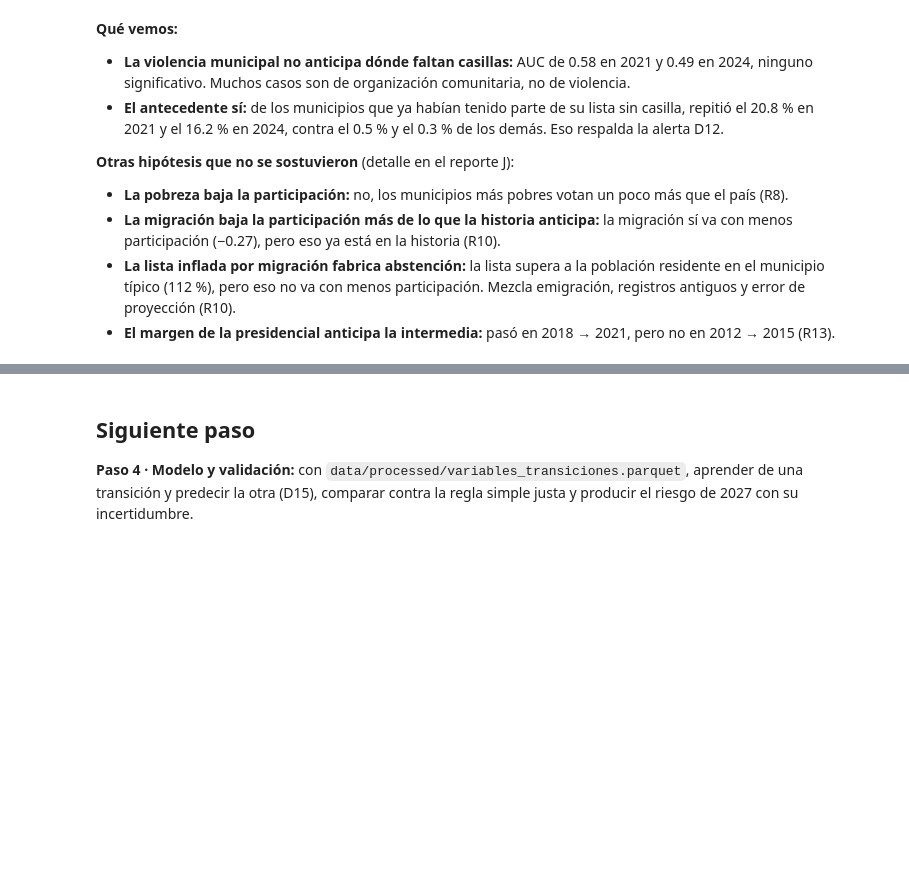
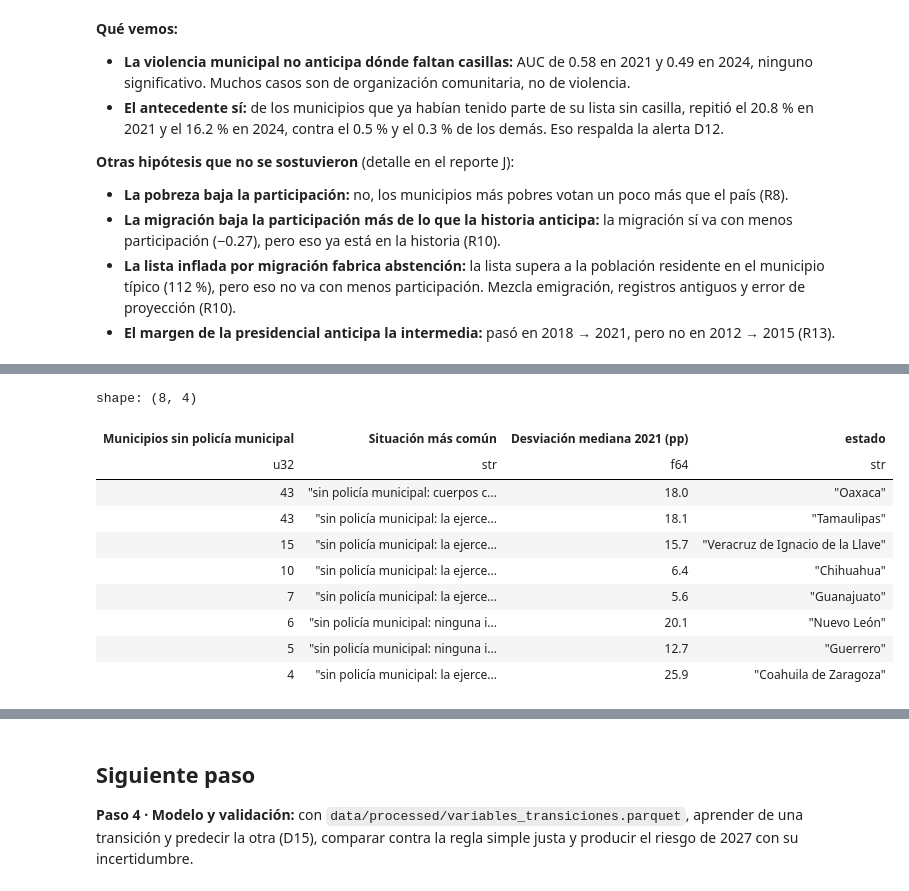
Before and after one commit to JorgeTato99/ine-hackathon-2026, a Jupyter notebook: notebooks/03b_variables_externas_y_patrones.ipynb, the cells around one changed output, grey strips where cells are left out. Drawn from its saved outputs; the diff is of its cells as text; code cells hidden in the pictures; blank space fills up the shorter version.

```diff
--- a/notebooks/03b_variables_externas_y_patrones.ipynb
+++ b/notebooks/03b_variables_externas_y_patrones.ipynb
@@ -638,0 +683,18 @@ shape: (2, 6)
+# %%
+# Sin los municipios de usos y costumbres: ¿votan menos los que no tienen policía municipal?
+# En 2021 todos los que no tienen policía eligieron ayuntamiento ese día, así que la comparación justa es solo entre esos municipios
+sin_sni = seg.filter(~pl.col('es_sni').fill_null(False), pl.col('tiene_policia_municipal').is_not_null())
+con, sin = (sin_sni.filter(pl.col('tiene_policia_municipal') == v) for v in (True, False))
+print('Municipios sin policía municipal que eligieron ayuntamiento el mismo día en 2021:',
+      f'{sin["ayuntamiento_mismo_dia_2021"].sum()} de {sin.height}')
+filas = []
+for nombre, valor, solo_ayuntamiento in [
+        ('Desviación 2024 (presidencial)', pl.col('desviacion_2024'), False),
+        ('Desviación 2021 (intermedia), todos', pl.col('desviacion_2021'), False),
+        ('Desviación 2021, solo los que eligieron ayuntamiento ese día', pl.col('desviacion_2021'), True),
+        ('Cambio de 2018 a 2021, solo los que eligieron ayuntamiento ese día', pl.col('desviacion_2021') - pl.col('desviacion_2018'), True)]:
+    a, b = (g.filter(pl.col('ayuntamiento_mismo_dia_2021').fill_null(False) | (not solo_ayuntamiento)).select(valor).to_series().drop_nulls().to_numpy() for g in (con, sin))
+    filas.append({'Medida (pp)': nombre, 'Con policía municipal (mediana)': round(float(np.median(a)), 1),
+                  'Sin policía municipal (mediana)': round(float(np.median(b)), 1),
+                  'Municipios con / sin': f'{len(a):,} / {len(b)}', 'Valor p (Mann-Whitney)': round(mannwhitneyu(a, b).pvalue, 3)})
+pl.DataFrame(filas)
@@ -638,0 +710,19 @@ shape: (2, 6)
+# %%
+# Los que no tienen policía municipal fuera de usos y costumbres, por estado
+(sin.group_by('cve_ent').agg(pl.len().alias('Municipios sin policía municipal'),
+                             pl.col('quien_ejerce_seguridad').mode().first().alias('Situación más común'),
+                             pl.col('desviacion_2021').median().round(1).alias('Desviación mediana 2021 (pp)'))
+ .join(panel.select(pl.col('cvegeo').str.slice(0, 2).alias('cve_ent'), 'estado').unique(), on='cve_ent')
+ .sort('Municipios sin policía municipal', descending=True).head(8).drop('cve_ent'))
+# %% [output]
+shape: (8, 4)
+| Municipios sin policía municipal | Situación más común | Desviación mediana 2021 (pp) | estado |
+| u32 | str | f64 | str |
+| 43 | "sin policía municipal: cuerpos c... | 18.0 | "Oaxaca" |
+| 43 | "sin policía municipal: la ejerce... | 18.1 | "Tamaulipas" |
+| 15 | "sin policía municipal: la ejerce... | 15.7 | "Veracruz de Ignacio de la Llave" |
+| 10 | "sin policía municipal: la ejerce... | 6.4 | "Chihuahua" |
+| 7 | "sin policía municipal: la ejerce... | 5.6 | "Guanajuato" |
+| 6 | "sin policía municipal: ninguna i... | 20.1 | "Nuevo León" |
+| 5 | "sin policía municipal: ninguna i... | 12.7 | "Guerrero" |
+| 4 | "sin policía municipal: la ejerce... | 25.9 | "Coahuila de Zaragoza" |
```
Also changed, not shown: parts of 11 cells of this notebook, 7 other files.
